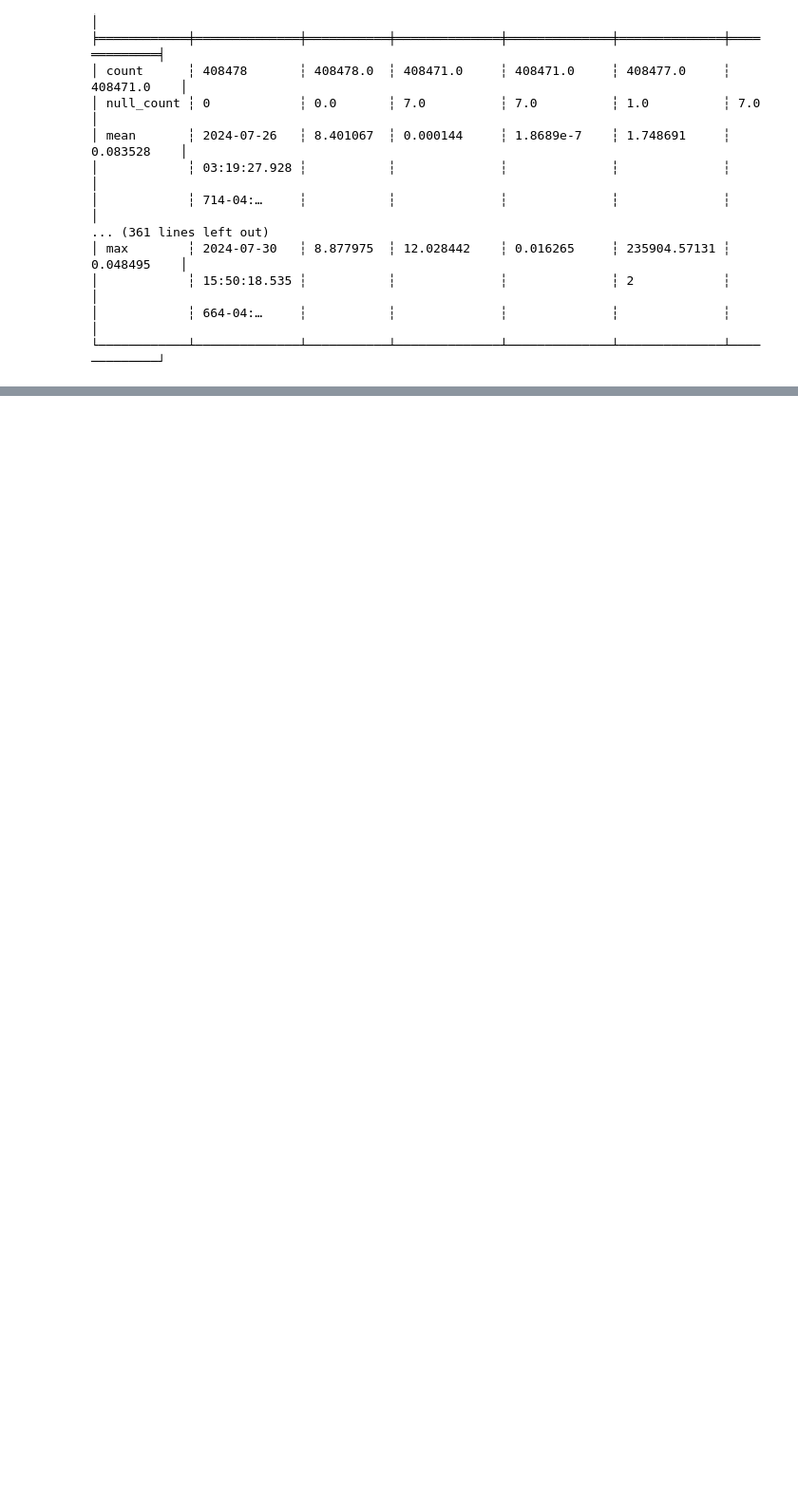
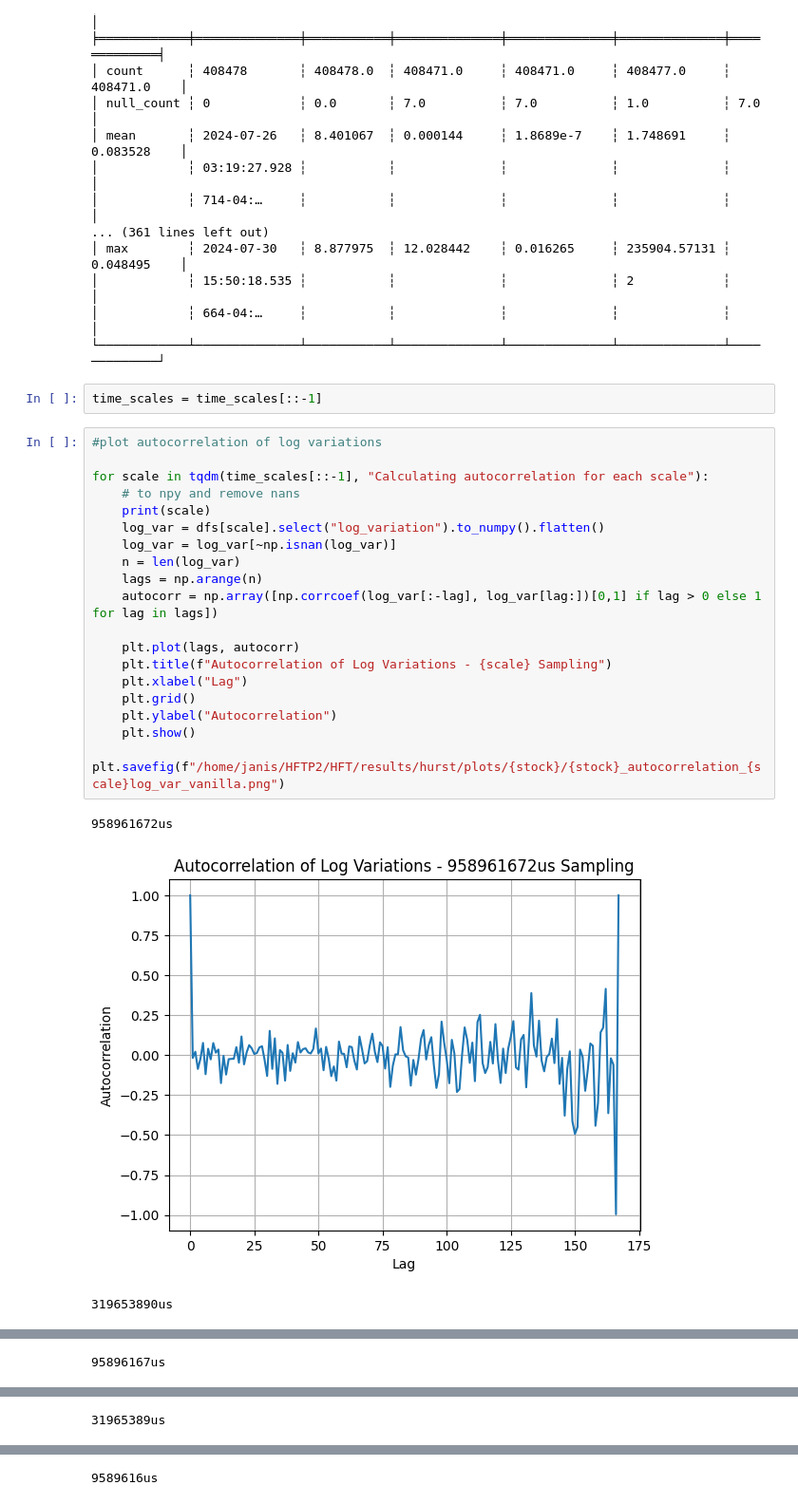
Before and after one commit to janisaiad/HFT, a Jupyter notebook: data/curating/extract_vol_process.ipynb, the cells around one changed output, grey strips where cells are left out. Shown at 95% size. Drawn from its saved outputs; the diff is of its cells as text; blank space fills up the shorter version.

Commit message:
autocorrelation plot for each scale

```diff
--- a/data/curating/extract_vol_process.ipynb
+++ b/data/curating/extract_vol_process.ipynb
@@ -407,3 +407,28 @@ shape: (9, 7)
 │            ┆ 15:50:18.535 ┆           ┆              ┆              ┆ 2            ┆             │
 │            ┆ 664-04:…     ┆           ┆              ┆              ┆              ┆             │
 └────────────┴──────────────┴───────────┴──────────────┴──────────────┴──────────────┴─────────────┘
+# %%
+time_scales = time_scales[::-1]
+# %%
+#plot autocorrelation of log variations
+
+for scale in tqdm(time_scales[::-1], "Calculating autocorrelation for each scale"):
+    # to npy and remove nans
+    print(scale)
+    log_var = dfs[scale].select("log_variation").to_numpy().flatten()
+    log_var = log_var[~np.isnan(log_var)]
+    n = len(log_var)
+    lags = np.arange(n)
+    autocorr = np.array([np.corrcoef(log_var[:-lag], log_var[lag:])[0,1] if lag > 0 else 1 for lag in lags])
+
+    plt.plot(lags, autocorr)
+    plt.title(f"Autocorrelation of Log Variations - {scale} Sampling")
+    plt.xlabel("Lag")
+    plt.grid()
+    plt.ylabel("Autocorrelation")
+    plt.show()
+    plt.savefig(f"/home/janis/HFTP2/HFT/results/hurst/plots/{stock}/{stock}_autocorrelation_{scale}log_var_vanilla.png")
+# %% [output]
+958961672us
+[figure, added]
+319653890us
@@ -409,0 +436 @@ shape: (9, 7)
+95896167us
@@ -409,0 +438 @@ shape: (9, 7)
+31965389us
@@ -409,0 +440 @@ shape: (9, 7)
+9589616us
```
Also changed, not shown: parts of 2 cells of this notebook, 13 other files.
